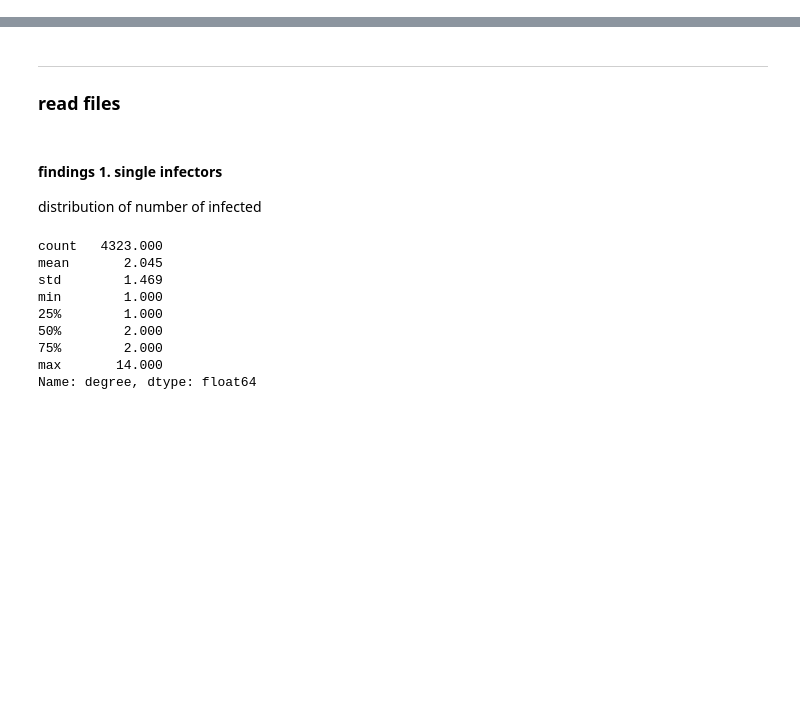
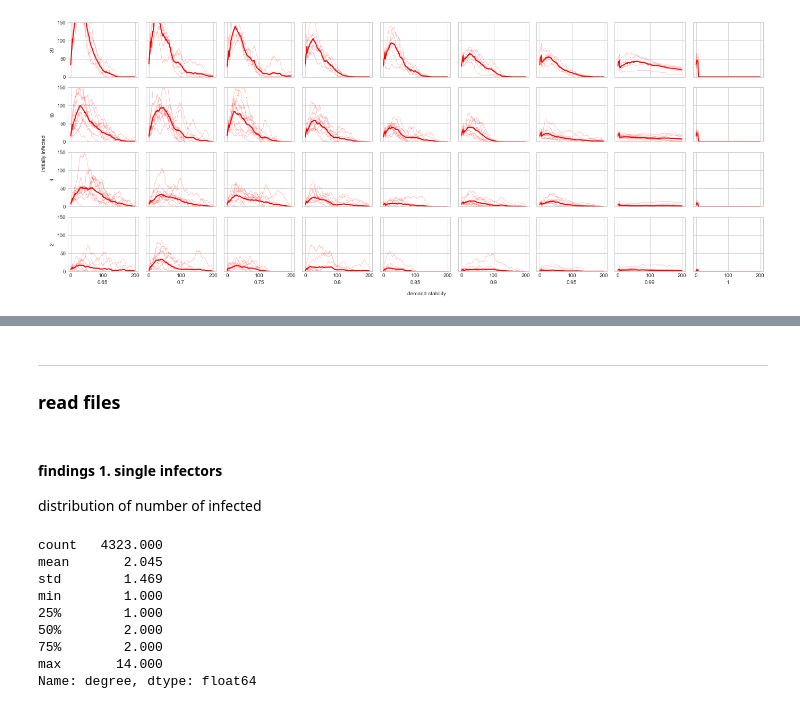
Before and after one commit to RafalKucharskiPK/ExMAS, a Jupyter notebook: ExMAS/spinoffs/corona_plots.ipynb, the cells around one changed output, grey strips where cells are left out. Drawn from its saved outputs; the diff is of its cells as text; code cells hidden in the pictures; blank space fills up the shorter version.

```diff
--- a/ExMAS/spinoffs/corona_plots.ipynb
+++ b/ExMAS/spinoffs/corona_plots.ipynb
@@ -239,0 +111,55 @@ NameError: name 'pd' is not defined
+# %%
+evolutions['initially infected'] = 2000* evolutions.init
+evolutions['initially infected'] = evolutions['initially infected'].astype(int)
+plt.rcParams['figure.figsize'] = [20, 8]
+font = {'size'   : 12}
+
+plt.rc('font', **font)
+#plt.rcParams['figure.facecolor'] = 'white'
+#plt.rcParams['axes.facecolor'] = 'white'
+fig, axes = plt.subplots(4,len(evolutions.p.unique()), sharey = True, sharex = True)
+j = -1
+for share in [20, 10, 4, 2]:
+    df = evolutions[evolutions['initially infected'] == share]
+    df = df[df.day<200]
+    j += 1
+    i=-1
+    for p in [0.65, 0.7, 0.75,  0.8,  0.85, 0.9, 0.95, 0.99, 1]:
+
+        i +=1
+        for repl in df[df.p == p].repl.unique():
+            to_plot = df[(df.repl == repl) & (df.p == p)]
+            to_plot.I.plot(ax=axes[j][i], lw = 0.4, color = 'red', alpha = 0.5)
+            #to_plot.R.plot(ax=axes[j][i], lw = 0.3, color = 'green', alpha = 0.3)
+        #to_plot = populations[populations.repl == repl]
+        #plot_heat_infection(to_plot,axes[1][i], cbar = p ==0.99)
+        #axes[1][i].set_xlim(0,800)
+        #axes[1][i].set_ylim(0,200)
+        to_plot = df[(df.p == p)]
+        to_plot['d'] = to_plot['day']
+        to_plot = to_plot.groupby('d')
+
+        to_plot = to_plot.I.mean()
+
+        to_plot.plot(ax=axes[j][i], lw = 2, color = 'red')
+        #to_plot.R.mean().plot(ax=axes[j][i], lw = 2, color = 'green')
+
+        if share == 2:
+            axes[j][i].set_xlabel(p)
+        else:
+            axes[j][i].set_xlabel('')
+            #axes[j][i].get_xaxis().set_ticks([])
+        if p == 0.65:
+            axes[j][i].set_ylabel(share)
+        else:
+            pass
+            #axes[j][i].get_yaxis().set_ticks([])
+        axes[j][i].set_ylim((0,150))
+        axes[j][i].set_xlim((0,200))
+fig.text(0.5, 0.04, 'demand stability', ha='center', va='center')
+fig.text(0, 0.5, 'initially infected', ha='center', va='center', rotation='vertical')
+
+plt.tight_layout(rect=[0, 0.05, 0.95, 0.95])
+plt.savefig('res_2.png')
+# %% [output]
+[figure, added]
```
Also changed, not shown: parts of 58 cells of this notebook, 6 other files.
